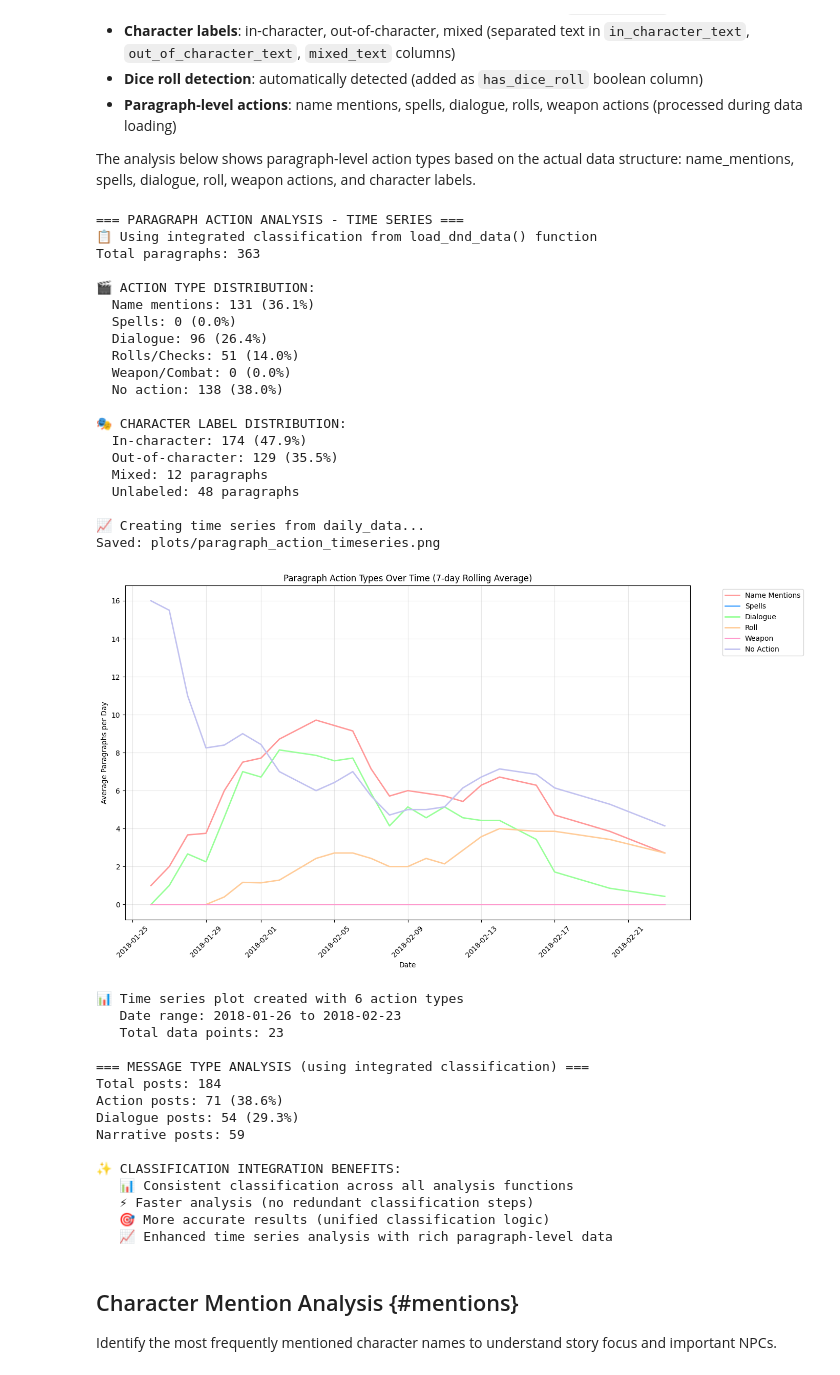
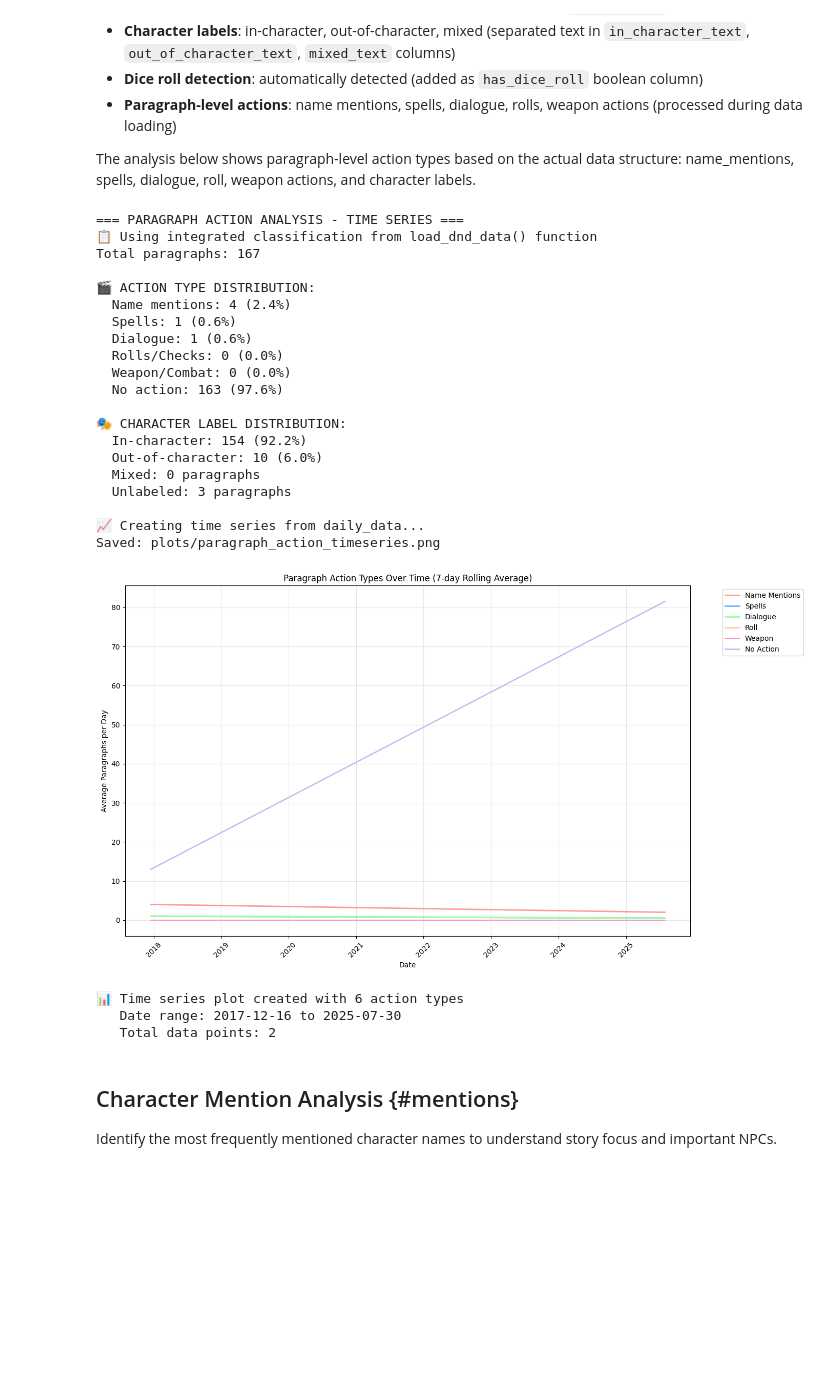
Before and after one commit to AnnieStephenson/dnd-dynamics, a Jupyter notebook: tutorials/tutorial.ipynb, the cells around one changed output. Drawn from its saved outputs; the diff is of its cells as text; code cells hidden in the pictures; blank space fills up the shorter version.

```diff
--- a/tutorials/tutorial.ipynb
+++ b/tutorials/tutorial.ipynb
@@ -71,7 +67,7 @@ Libraries imported successfully!
 Change the `CAMPAIGN_INDEX` below to analyze different campaigns from the dataset. The index starts at 0 for the first campaign, 1 for the second, etc.
 # %%
 # Configuration - Change this to analyze different campaigns
-CAMPAIGN_INDEX = 10  # Default to first campaign, user can change this number
+CAMPAIGN_INDEX = 0#985  # Default to first campaign, user can change this number
 
 print(f"📊 CAMPAIGN SELECTION CONFIG")
 print(f"Selected campaign index: {CAMPAIGN_INDEX}")
@@ -87,21 +83,13 @@ campaigns_dir = Path('../data/raw-human-games/individual_campaigns/')
 
 # Get list of campaign files and sort them
 campaign_files = sorted([f for f in campaigns_dir.glob('*.json') if f.is_file()])
-print(campaign_files)
-
-if not campaign_files:
-    raise FileNotFoundError(f"❌ No campaign files found in {campaigns_dir}")
-
-print(f"📚 Found {len(campaign_files)} campaign files in {campaigns_dir}")
 
 # Display available campaigns for reference
 print(f"\n📋 Available campaigns:")
-for i, campaign_file in enumerate(campaign_files[:10]):  # Show first 10
+for i, campaign_file in enumerate(campaign_files):  # Show first 10
     campaign_name = campaign_file.stem  # filename without extension
     campaign_preview = campaign_name[:50] + "..." if len(campaign_name) > 50 else campaign_name
     print(f"  [{i}] {campaign_preview}")
-if len(campaign_files) > 10:
-    print(f"  ... and {len(campaign_files) - 10} more campaigns")
 
 # Validate campaign index
 if CAMPAIGN_INDEX >= len(campaign_files):
@@ -610,73 +597,47 @@ else:
     # Time Series Plot
     plt.figure(figsize=(14, 8))
 
     colors = ['#ff9999', '#66b3ff', '#99ff99', '#ffcc99', '#ff99cc', '#c2c2f0']
 
     for i, message_type in enumerate(rolling_counts.columns):
         plt.plot(rolling_counts.index, rolling_counts[message_type],
                 label=f'{message_type.replace("_", " ").title()}',
                 linewidth=2, color=colors[i % len(colors)])
 
     plt.xlabel('Date')
     plt.ylabel('Average Messages per Day')
     plt.title(f'Message Types Over Time ({window_days}-day Rolling Average)')
     plt.legend(bbox_to_anchor=(1.05, 1), loc='upper left')
     plt.grid(True, alpha=0.3)
     plt.xticks(rotation=45)
     plt.tight_layout()
     save_plot('message_type_timeseries.png')
     plt.show()
-
-# Legacy analysis for comparison (now uses pre-classified data)
-print("\n=== MESSAGE TYPE ANALYSIS (using integrated classification) ===")
-legacy_action_data = basic.analyze_action_vs_dialogue(df)
-print(f"Total posts: {legacy_action_data['total_posts']}")
-print(f"Action posts: {legacy_action_data['action_posts']} ({legacy_action_data['action_percentage']:.1f}%)")
-print(f"Dialogue posts: {legacy_action_data['dialogue_posts']} ({legacy_action_data['dialogue_percentage']:.1f}%)")
-print(f"Narrative posts: {legacy_action_data['narrative_posts']}")
-
-print("\n✨ CLASSIFICATION INTEGRATION BENEFITS:")
-print("   📊 Consistent classification across all analysis functions")
-print("   ⚡ Faster analysis (no redundant classification steps)")
-print("   🎯 More accurate results (unified classification logic)")
-print("   📈 Enhanced time series analysis with rich paragraph-level data")
 # %% [output]
 === PARAGRAPH ACTION ANALYSIS - TIME SERIES ===
 📋 Using integrated classification from load_dnd_data() function
-Total paragraphs: 363
+Total paragraphs: 167
 
 🎬 ACTION TYPE DISTRIBUTION:
-  Name mentions: 131 (36.1%)
-  Spells: 0 (0.0%)
-  Dialogue: 96 (26.4%)
-  Rolls/Checks: 51 (14.0%)
+  Name mentions: 4 (2.4%)
+  Spells: 1 (0.6%)
+  Dialogue: 1 (0.6%)
+  Rolls/Checks: 0 (0.0%)
   Weapon/Combat: 0 (0.0%)
-  No action: 138 (38.0%)
+  No action: 163 (97.6%)
 
 🎭 CHARACTER LABEL DISTRIBUTION:
-  In-character: 174 (47.9%)
-  Out-of-character: 129 (35.5%)
-  Mixed: 12 paragraphs
-  Unlabeled: 48 paragraphs
+  In-character: 154 (92.2%)
+  Out-of-character: 10 (6.0%)
+  Mixed: 0 paragraphs
+  Unlabeled: 3 paragraphs
 
 📈 Creating time series from daily_data...
 Saved: plots/paragraph_action_timeseries.png
-[figure, old version]
+[figure, new version]
 📊 Time series plot created with 6 action types
-   Date range: 2018-01-26 to 2018-02-23
-   Total data points: 23
-
-=== MESSAGE TYPE ANALYSIS (using integrated classification) ===
-Total posts: 184
-Action posts: 71 (38.6%)
-Dialogue posts: 54 (29.3%)
-Narrative posts: 59
-
-✨ CLASSIFICATION INTEGRATION BENEFITS:
-   📊 Consistent classification across all analysis functions
-   ⚡ Faster analysis (no redundant classification steps)
-   🎯 More accurate results (unified classification logic)
-   📈 Enhanced time series analysis with rich paragraph-level data
+   Date range: 2017-12-16 to 2025-07-30
+   Total data points: 2
 # %% [markdown]
 ## Character Mention Analysis {#mentions}
 
```
Also changed, not shown: parts of 14 cells of this notebook, 4 other files.
